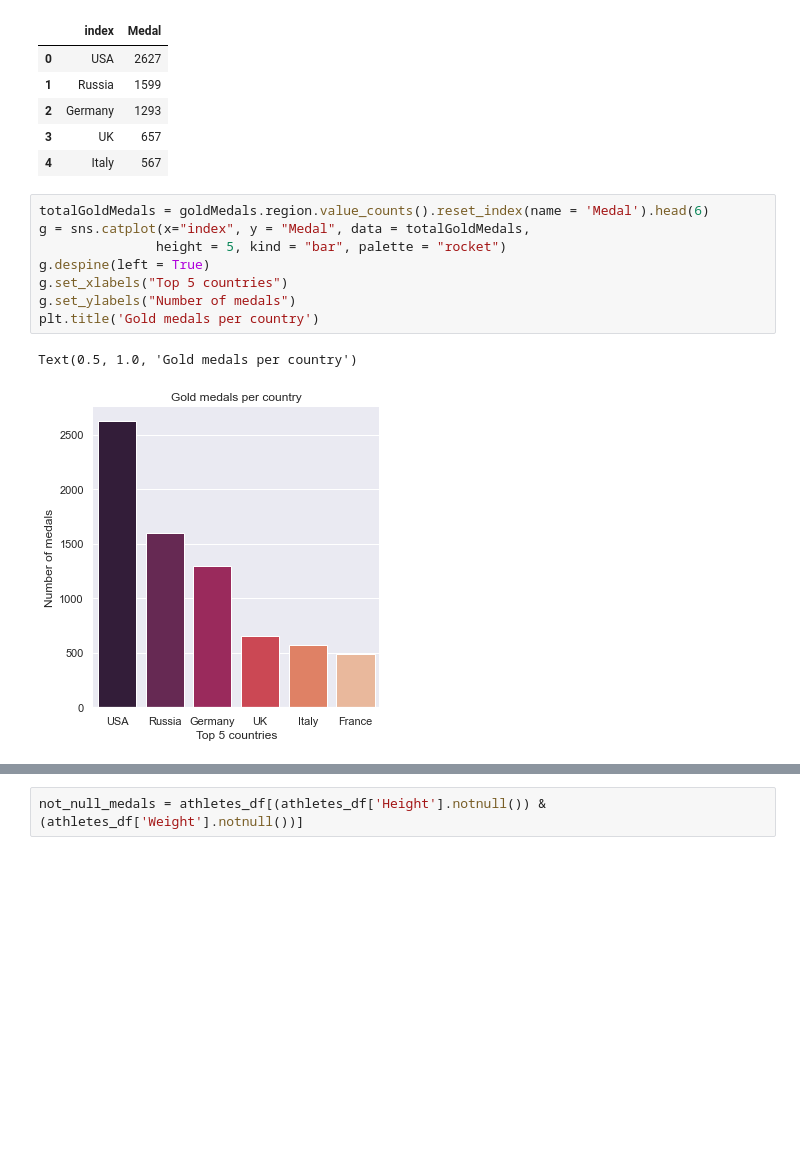
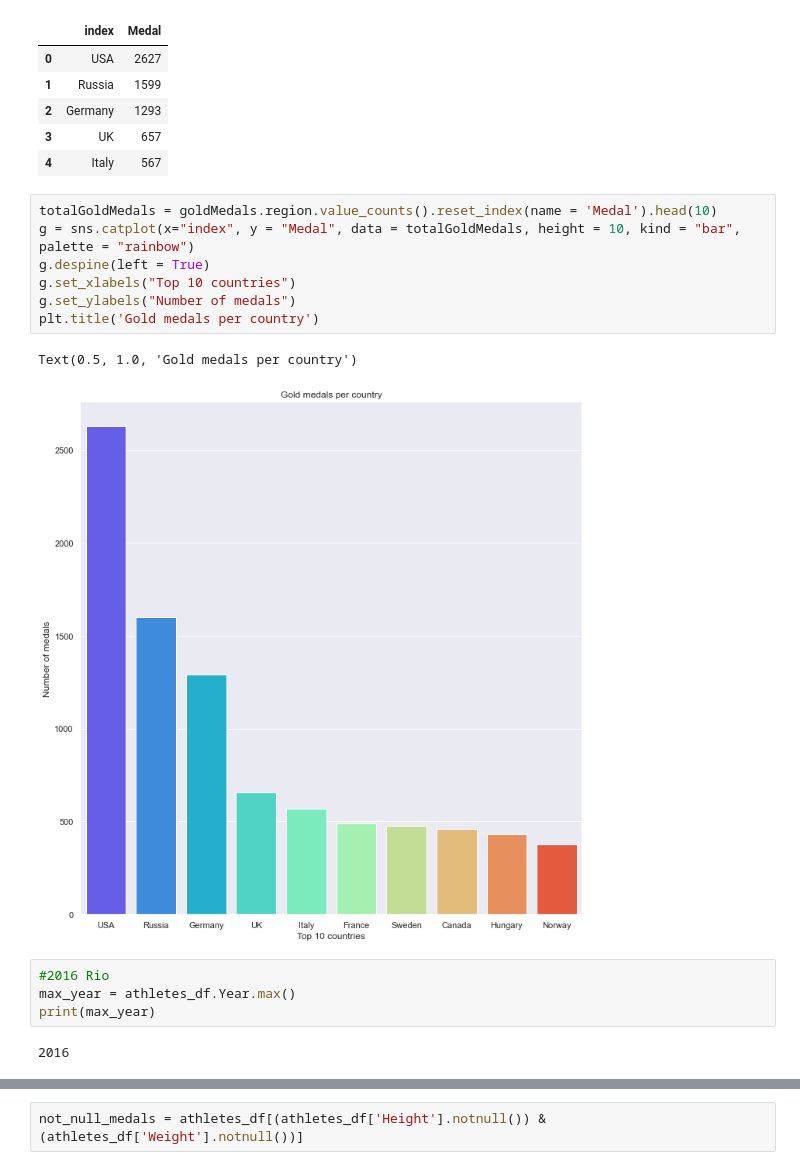
Before and after one commit to anhduy412/olympics-data-analysis, a Jupyter notebook: Olympics-data-analysis.ipynb, the cells around one changed output, grey strips where cells are left out. Saved outputs shown, nothing was run; the diff lists cells and outputs as text; blank space fills up the shorter version.

```diff
--- a/Olympics-data-analysis.ipynb
+++ b/Olympics-data-analysis.ipynb
@@ -331,14 +331,19 @@ goldMedals.region.value_counts().reset_index(name = 'Medal').head(5)
 | 3 | UK | 657 |
 | 4 | Italy | 567 |
 # %%
-totalGoldMedals = goldMedals.region.value_counts().reset_index(name = 'Medal').head(6)
-g = sns.catplot(x="index", y = "Medal", data = totalGoldMedals,
-               height = 5, kind = "bar", palette = "rocket")
+totalGoldMedals = goldMedals.region.value_counts().reset_index(name = 'Medal').head(10)
+g = sns.catplot(x="index", y = "Medal", data = totalGoldMedals, height = 10, kind = "bar", palette = "rainbow")
 g.despine(left = True)
-g.set_xlabels("Top 5 countries")
+g.set_xlabels("Top 10 countries")
 g.set_ylabels("Number of medals")
 plt.title('Gold medals per country')
 # %% [output]
 Text(0.5, 1.0, 'Gold medals per country')
-[figure, old version]
+[figure, new version]
+# %%
+#2016 Rio
+max_year = athletes_df.Year.max()
+print(max_year)
+# %% [output]
+2016
 # %%
```
Also changed, not shown: parts of 7 cells of this notebook.
